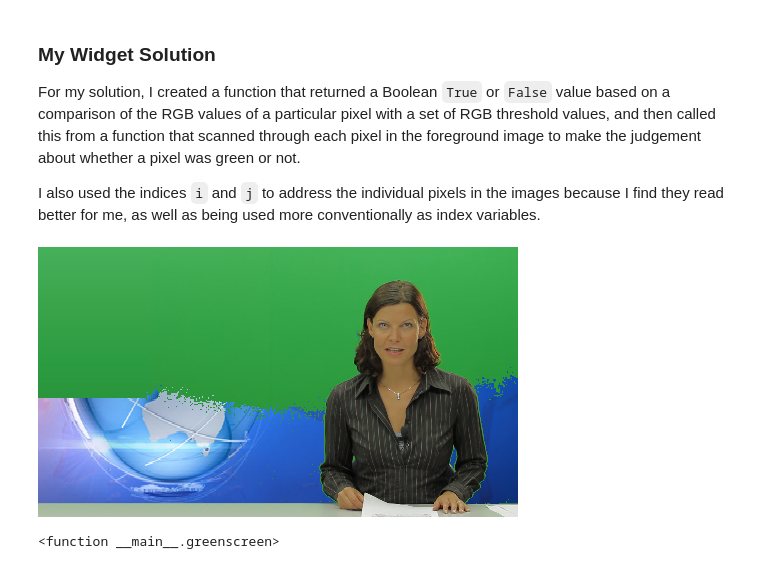
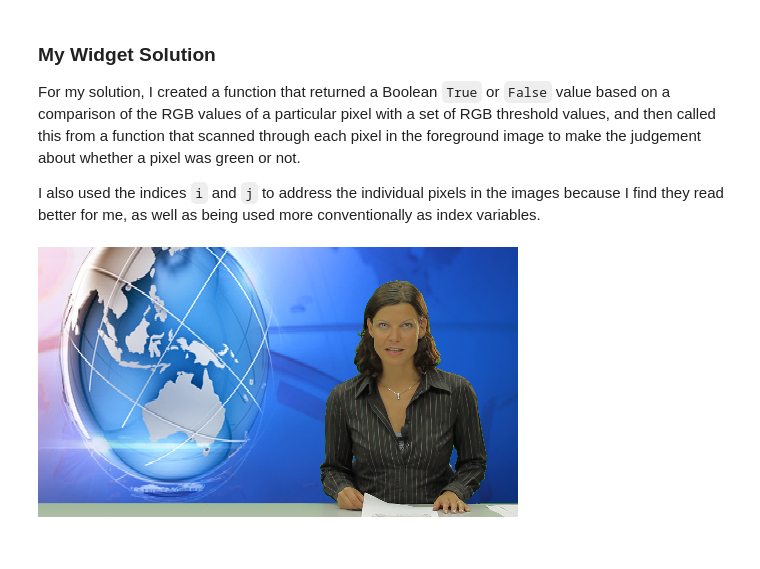
Before and after one commit to psychemedia/OU-TM11N, a Jupyter notebook: Green screen - tm112.ipynb, the cells around one changed output. Cells and saved outputs as stored; diff of their text form; code cells hidden in the pictures.

```diff
--- a/Green screen - tm112.ipynb
+++ b/Green screen - tm112.ipynb
@@ -150,21 +152,20 @@ For my solution, I created a function that returned a Boolean `True` or `False`
 I also used the indices `i` and `j` to address the individual pixels in the images because I find they read better for me, as well as being used more conventionally as index variables.
 # %%
 def pixelcomparison(pix,rmin,rmax,gmin,gmax,bmin,bmax):
-    if pix[0] > rmin and pix[0]<rmax and pix[1] > gmin and pix[1] < gmax and pix[1] > bmin and pix[2] < bmax:
+    if pix[0] > rmin and pix[0]<rmax and pix[1] > gmin and pix[1] < gmax and pix[2] > bmin and pix[2] < bmax:
         return True
     else:
         return False
 
 def greenscreen(rmin=0,rmax=50,gmin=100,gmax=150,bmin=100,bmax=200):
     for i in range(fg.width):
         for j in range(fg.height):
             if pixelcomparison(fgpix[i,j],rmin,rmax,gmin,gmax,bmin,bmax):
                 cpix[i,j]=(bgpix[i,j][0],bgpix[i,j][1],bgpix[i,j][2])
             else:
                 cpix[i,j]=(fgpix[i,j][0],fgpix[i,j][1],fgpix[i,j][2])
     return composite
 
 interact(greenscreen,rmin=(0,255),rmax=(0,255),gmin=(0,255),gmax=(0,255),bmin=(0,255),bmax=(0,255))
 # %% [output]
-[figure, old version]
+[figure, new version]
-<function __main__.greenscreen>
```
Also changed, not shown: parts of 1 cell of this notebook.
